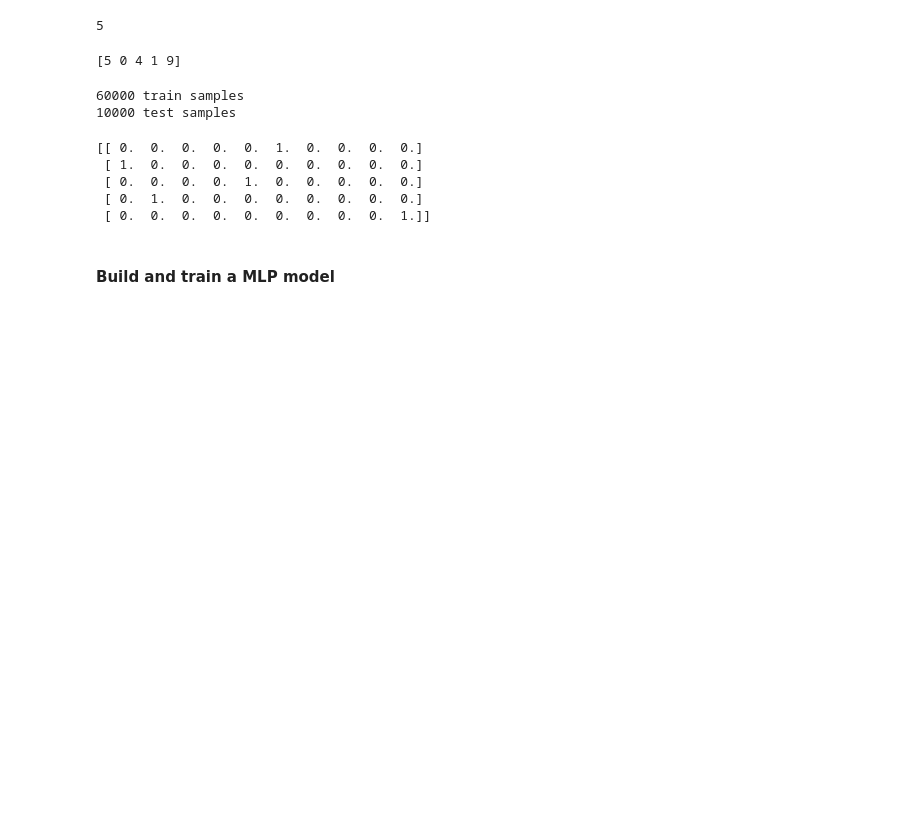
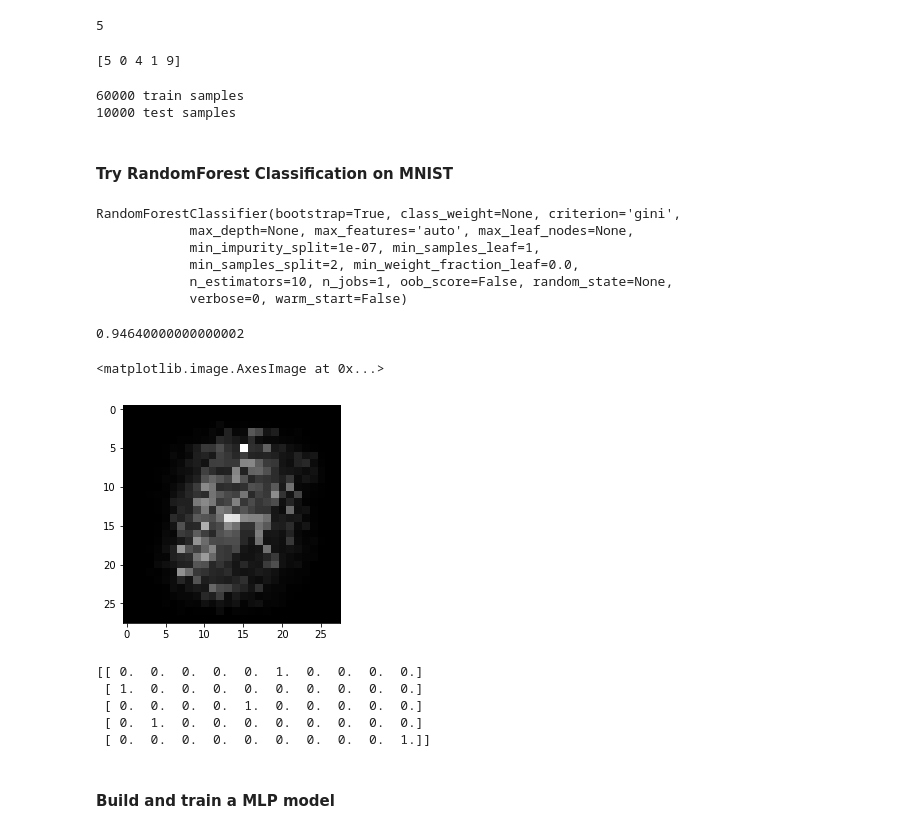
Before and after one commit to tomdeman-bio/ml_tutorials, a Jupyter notebook: Topics/5_neural_nets/keras_neural_nets.ipynb, the cells around one changed output. Saved outputs shown, nothing was run; the diff lists cells and outputs as text; code cells hidden in the pictures; blank space fills up the shorter version.

```diff
--- a/Topics/5_neural_nets/keras_neural_nets.ipynb
+++ b/Topics/5_neural_nets/keras_neural_nets.ipynb
@@ -58,6 +57,31 @@ print(x_test.shape[0], 'test samples')
 # %% [output]
 60000 train samples
 10000 test samples
+# %% [markdown]
+#### Try RandomForest Classification on MNIST
+# %%
+from sklearn.ensemble import RandomForestClassifier
+rf = RandomForestClassifier()
+# %%
+rf.fit(x_train, y_train)   # this may take a while
+# %% [output]
+RandomForestClassifier(bootstrap=True, class_weight=None, criterion='gini',
+            max_depth=None, max_features='auto', max_leaf_nodes=None,
+            min_impurity_split=1e-07, min_samples_leaf=1,
+            min_samples_split=2, min_weight_fraction_leaf=0.0,
+            n_estimators=10, n_jobs=1, oob_score=False, random_state=None,
+            verbose=0, warm_start=False)
+# %%
+rf.score(x_test, y_test)
+# %% [output]
+0.94640000000000002
+# %%
+# visualize feature importance map
+importance = rf.feature_importances_.reshape(28, 28)
+plt.imshow(importance, cmap='gray')
+# %% [output]
+<matplotlib.image.AxesImage at 0x...>
+[figure, added]
 # %%
 # convert class vectors to binary class matrices
 y_train = keras.utils.to_categorical(y_train, num_classes)
```
Also changed, not shown: parts of 10 cells of this notebook, 1 other file.
